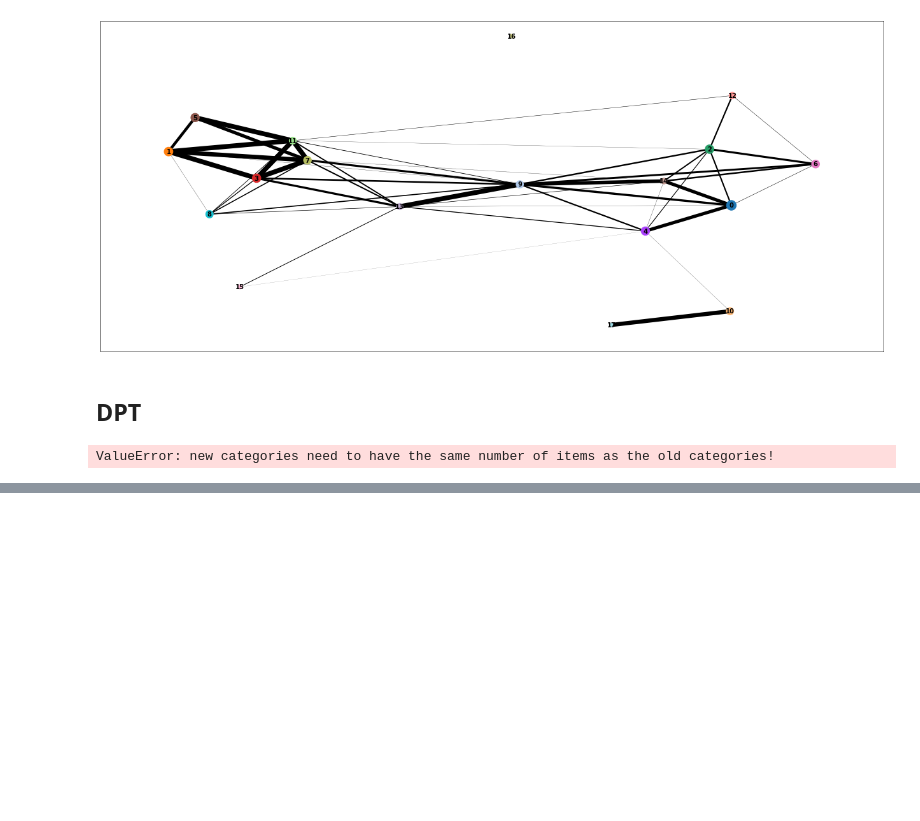
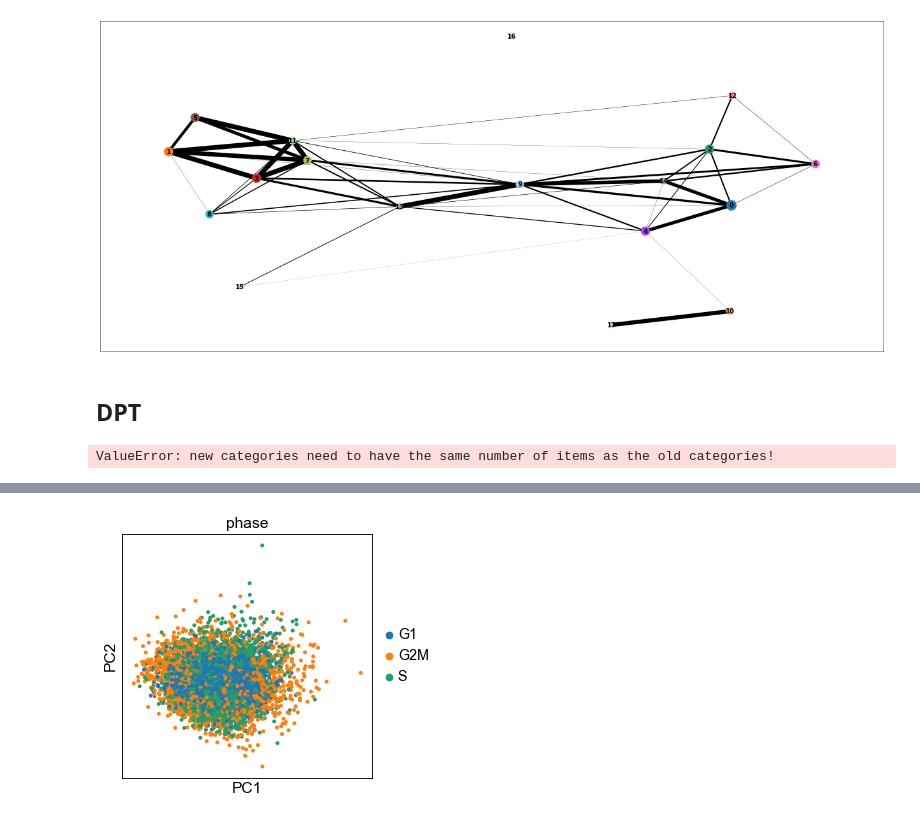
Before and after one commit to jbishop45/CS-7641-Project, a Jupyter notebook: Code/data_preprocessing.ipynb, the cells around one changed output, grey strips where cells are left out. Drawn from its saved outputs; the diff is of its cells as text; code cells hidden in the pictures; blank space fills up the shorter version.

```diff
--- a/Code/data_preprocessing.ipynb
+++ b/Code/data_preprocessing.ipynb
@@ -371,0 +368,11 @@ ValueError: new categories need to have the same number of items as the old cate
+# %%
+sc.pp.regress_out(copy_adata_cc_genes, ['S_score', 'G2M_score'])
+sc.pp.scale(copy_adata_cc_genes)
+
+#adata_cc_genes constains the data with regressed out cell-cycle effects
+adata_cc_genes = copy_adata_cc_genes[:, cell_cycle_genes]
+sc.tl.pca(adata_cc_genes)
+sc.pl.pca(adata_cc_genes, color='phase', size = 50)
+#Plot: PCA after regressing out cell-cycle genes
+# %% [output]
+[figure, added]
```
Also changed, not shown: parts of 20 cells of this notebook.
